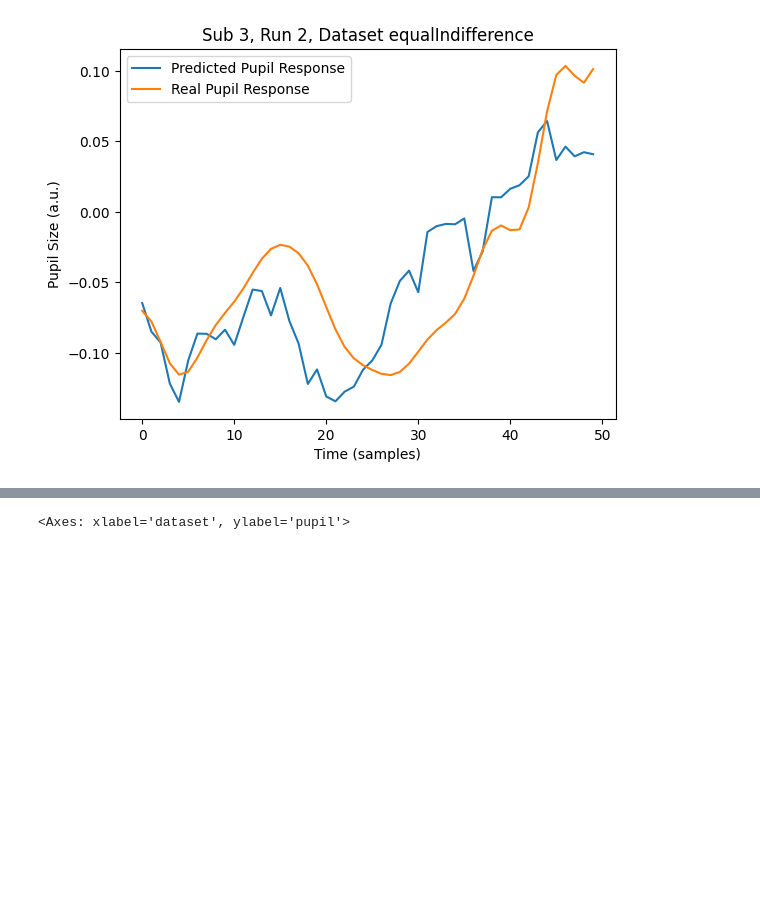
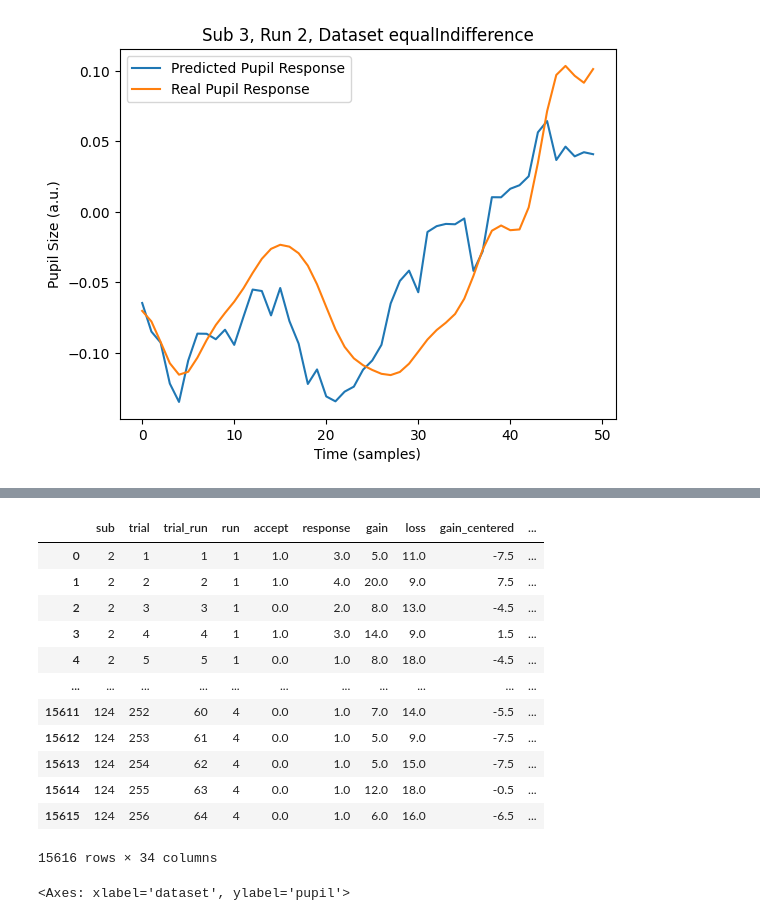
Before and after one commit to GusStgoReyes/riskhistory, a Jupyter notebook: figures_pupil/visualize_pupil_fits.ipynb, the cells around one changed output, grey strips where cells are left out. Saved outputs shown, nothing was run; the diff lists cells and outputs as text; code cells hidden in the pictures; blank space fills up the shorter version.

```diff
--- a/figures_pupil/visualize_pupil_fits.ipynb
+++ b/figures_pupil/visualize_pupil_fits.ipynb
@@ -161,3 +224,21 @@ behavior_pupil = behavior.merge(betas, on=["sub", "run", "trial", "dataset"], ho
+# %%
+behavior_pupil = behavior_pupil.query("dataset != 'sheng2020'")
+# %%
+behavior_pupil
+# %% [output]
+|  | sub | trial | trial_run | run | accept | response | gain | loss | gain_centered | ... |
+| 0 | 2 | 1 | 1 | 1 | 1.0 | 3.0 | 5.0 | 11.0 | -7.5 | ... |
+| 1 | 2 | 2 | 2 | 1 | 1.0 | 4.0 | 20.0 | 9.0 | 7.5 | ... |
+| 2 | 2 | 3 | 3 | 1 | 0.0 | 2.0 | 8.0 | 13.0 | -4.5 | ... |
+| 3 | 2 | 4 | 4 | 1 | 1.0 | 3.0 | 14.0 | 9.0 | 1.5 | ... |
+| 4 | 2 | 5 | 5 | 1 | 0.0 | 1.0 | 8.0 | 18.0 | -4.5 | ... |
+| ... | ... | ... | ... | ... | ... | ... | ... | ... | ... | ... |
+| 15611 | 124 | 252 | 60 | 4 | 0.0 | 1.0 | 7.0 | 14.0 | -5.5 | ... |
+| 15612 | 124 | 253 | 61 | 4 | 0.0 | 1.0 | 5.0 | 9.0 | -7.5 | ... |
+| 15613 | 124 | 254 | 62 | 4 | 0.0 | 1.0 | 5.0 | 15.0 | -7.5 | ... |
+| 15614 | 124 | 255 | 63 | 4 | 0.0 | 1.0 | 12.0 | 18.0 | -0.5 | ... |
+| 15615 | 124 | 256 | 64 | 4 | 0.0 | 1.0 | 6.0 | 16.0 | -6.5 | ... |
+15616 rows × 34 columns
 # %%
 behavior_pupil = behavior_pupil.query("exclude == False or exclude_startAligned == False").reset_index()
 # %%
```
Also changed, not shown: parts of 9 cells of this notebook, 8 other files.
